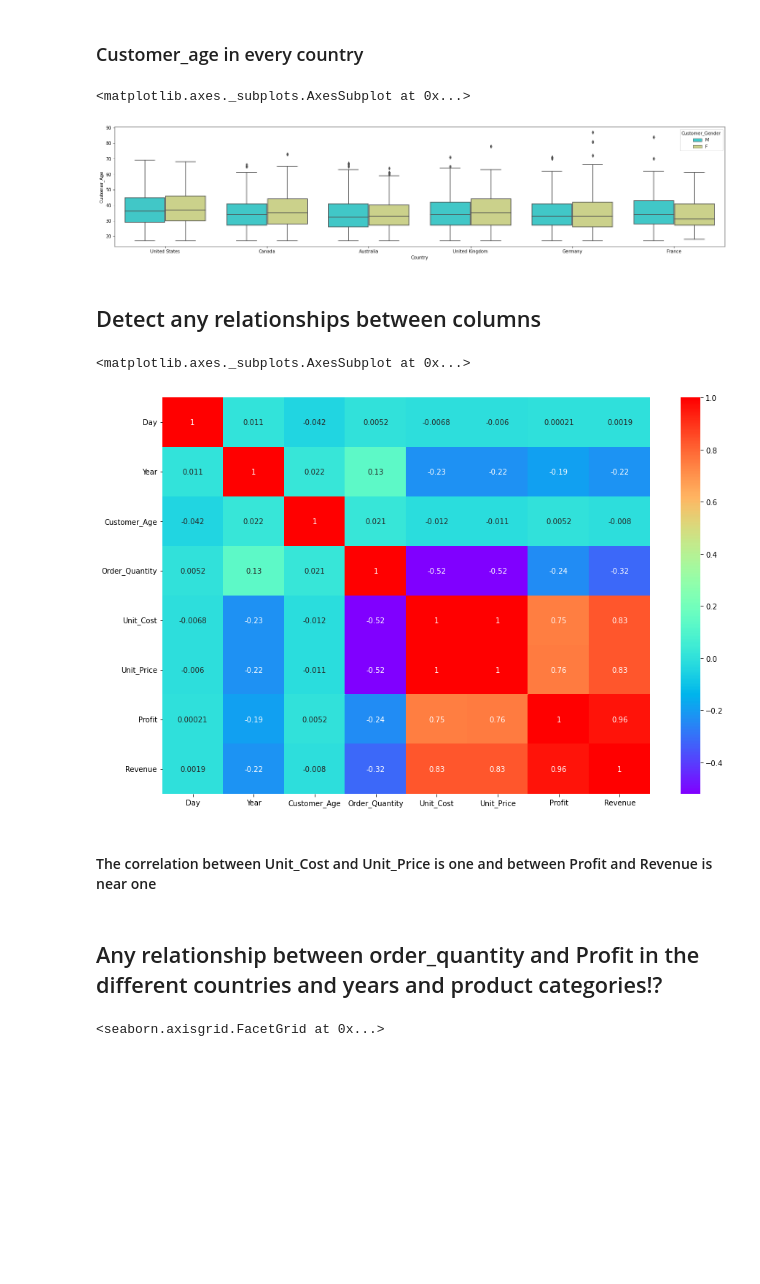
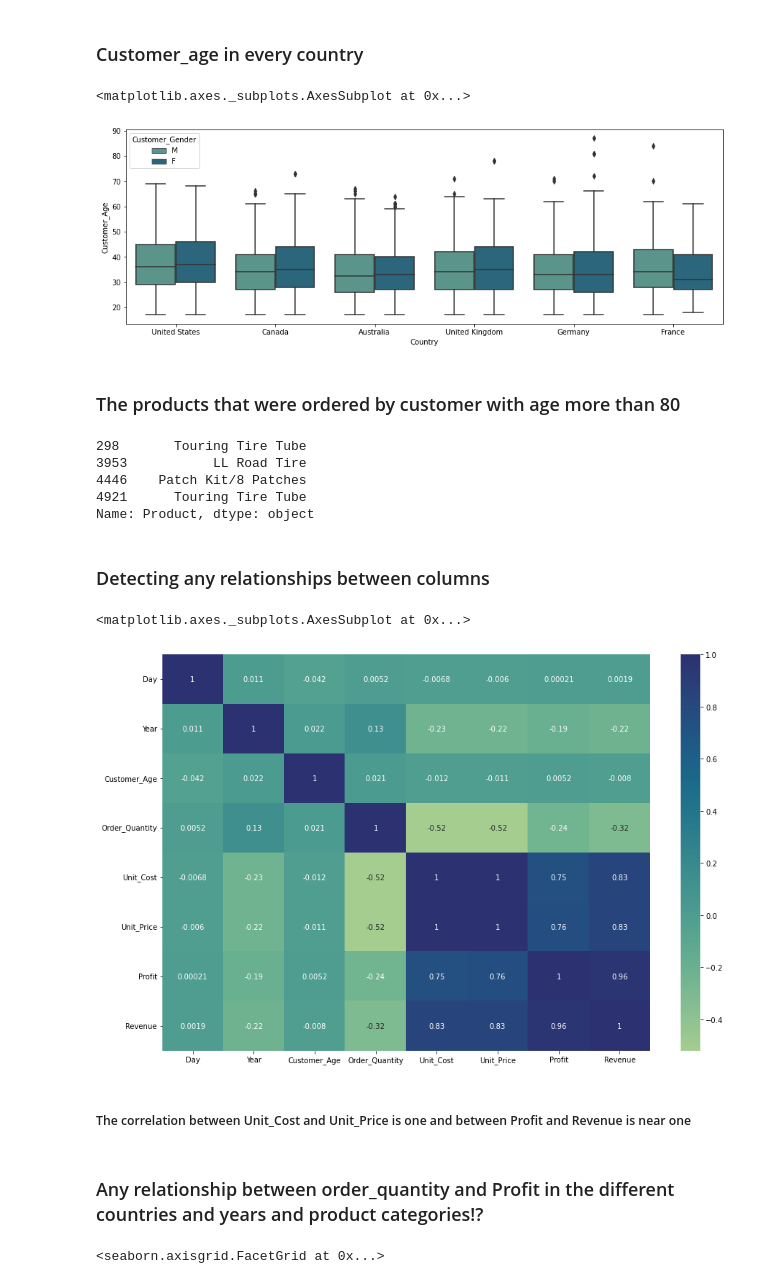
Before and after one commit to lalesafarzade/analysis-and-visualize, a Jupyter notebook: store_sale/store_sale.ipynb, the cells around one changed output. Cells and saved outputs as stored; diff of their text form; code cells hidden in the pictures; blank space fills up the shorter version.

```diff
--- a/store_sale/store_sale.ipynb
+++ b/store_sale/store_sale.ipynb
@@ -53,23 +53,33 @@ df.describe()
 # %% [markdown]
 ### Customer_age in every country
 # %%
-plt.figure(figsize=(25,5))
-sns.boxplot(x="Country", y="Customer_Age", hue="Customer_Gender",data=df, palette="rainbow")
+plt.figure(figsize=(15,5))
+sns.boxplot(x="Country", y="Customer_Age", hue="Customer_Gender",data=df, palette="crest")
 # %% [output]
 <matplotlib.axes._subplots.AxesSubplot at 0x...>
-[figure, old version]
+[figure, new version]
+# %% [markdown]
+### The products that were ordered by customer with age more than 80
+# %%
+df[df['Customer_Age']>=80]['Product']
+# %% [output]
+298       Touring Tire Tube
+3953           LL Road Tire
+4446    Patch Kit/8 Patches
+4921      Touring Tire Tube
+Name: Product, dtype: object
 # %% [markdown]
-## Detect any relationships between columns
+### Detecting any relationships between columns
 # %%
 plt.figure(figsize=(15,10))
-sns.heatmap(df.corr(),annot=True,cmap='rainbow')
+sns.heatmap(df.corr(),annot=True,cmap='crest')
 # %% [output]
 <matplotlib.axes._subplots.AxesSubplot at 0x...>
-[figure, old version]
+[figure, new version]
 # %% [markdown]
-#### The correlation between Unit_Cost and Unit_Price is one and between Profit and Revenue is near one
+##### The correlation between Unit_Cost and Unit_Price is one and between Profit and Revenue is near one
 # %% [markdown]
-## Any relationship between order_quantity and Profit in the different countries and years and product categories!?
+### Any relationship between order_quantity and Profit in the different countries and years and product categories!?
 # %%
 plt.figure(figsize=(15,10))
 g=sns.FacetGrid(df,col='Country',row='Year',hue='Product_Category')
```
Also changed, not shown: parts of 4 cells of this notebook.
